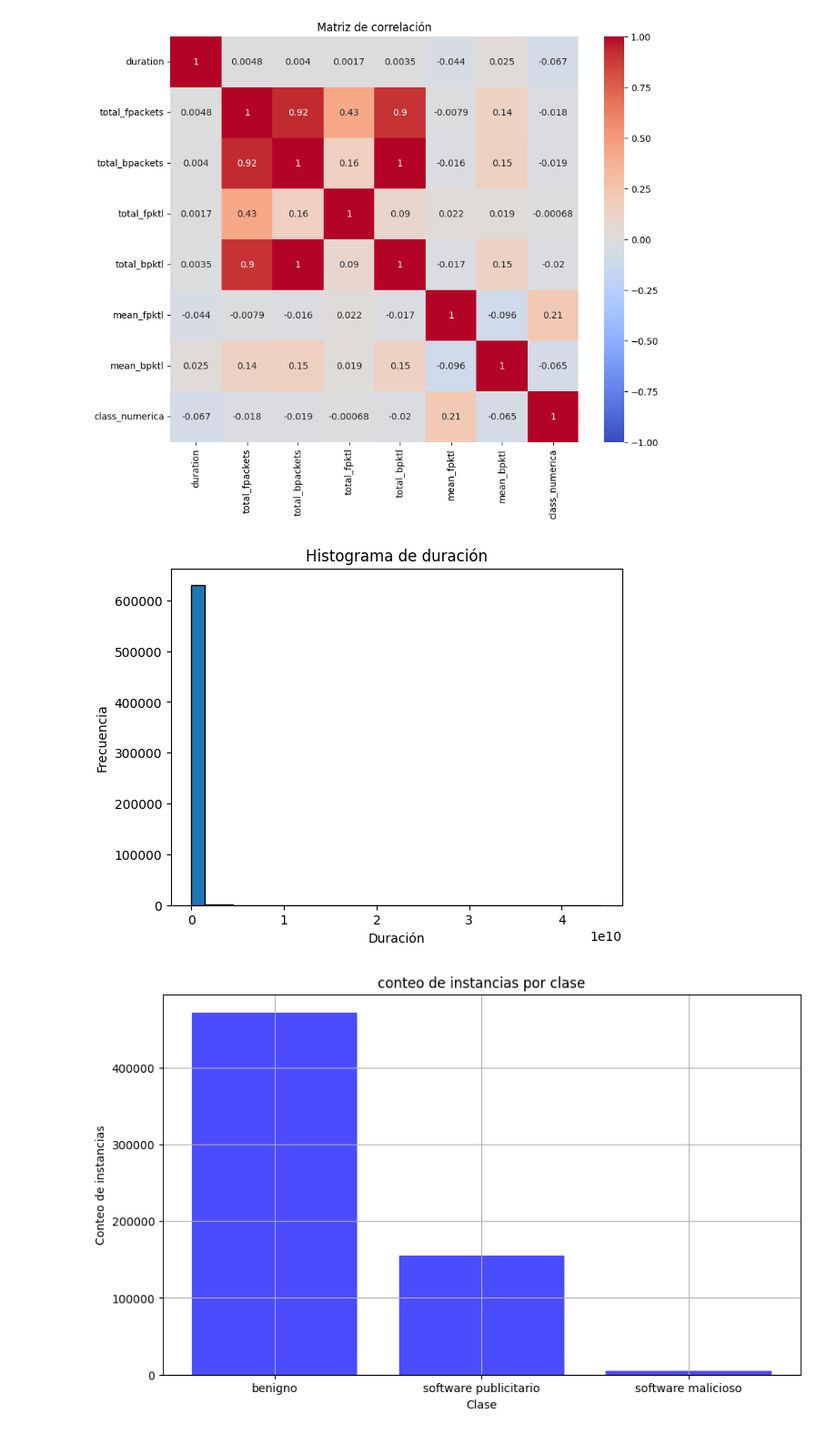
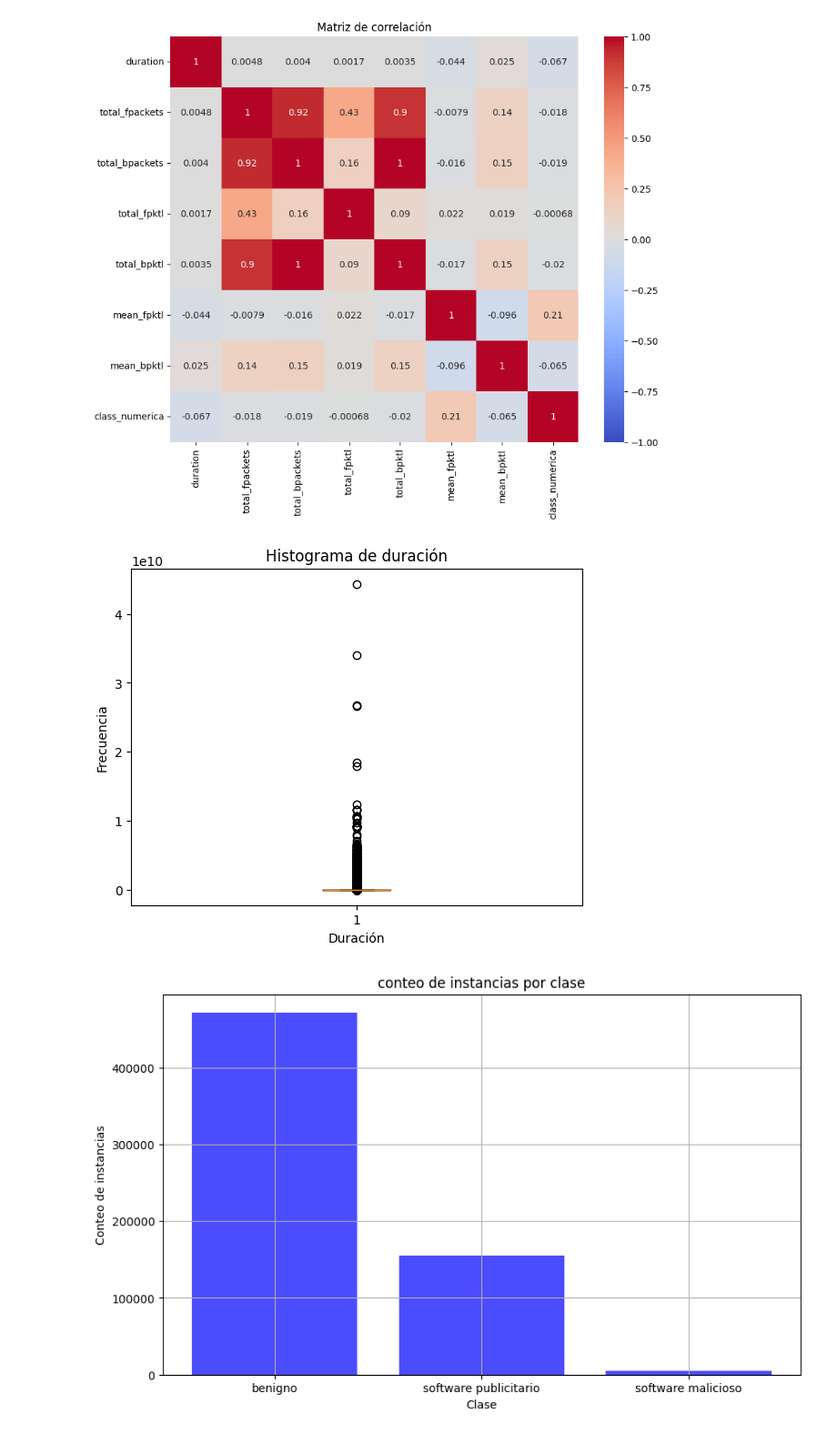
Before and after one commit to No-Country-simulation/c19-128-t-data-bi, a Jupyter notebook: EDA.ipynb, the cells around one changed output. Shown at 91% size. Drawn from its saved outputs; the diff is of its cells as text; code cells hidden in the pictures.

```diff
--- a/EDA.ipynb
+++ b/EDA.ipynb
@@ -152,13 +152,13 @@ plt.show
 # %%
 # Histograma para la duración
 
-plt.hist(data['duration'], bins=30, edgecolor='black')
+plt.boxplot(data['duration'])
 plt.xlabel('Duración')
 plt.ylabel('Frecuencia')
 plt.title('Histograma de duración')
 plt.show()
 # %% [output]
-[figure, old version]
+[figure, new version]
 # %%
 clases = ['benigno', 'software publicitario', 'software malicioso']
 counts = [471597, 155613, 4745]
```
Also changed, not shown: 1 other file.
